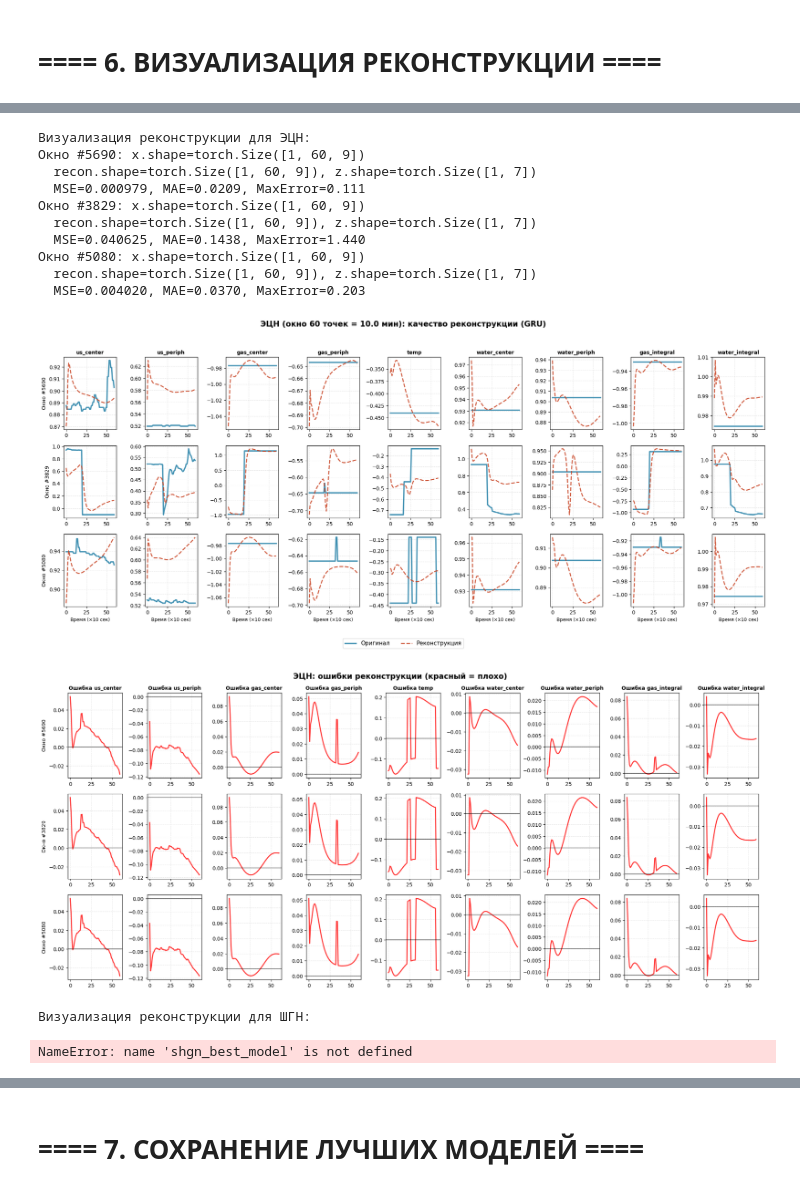
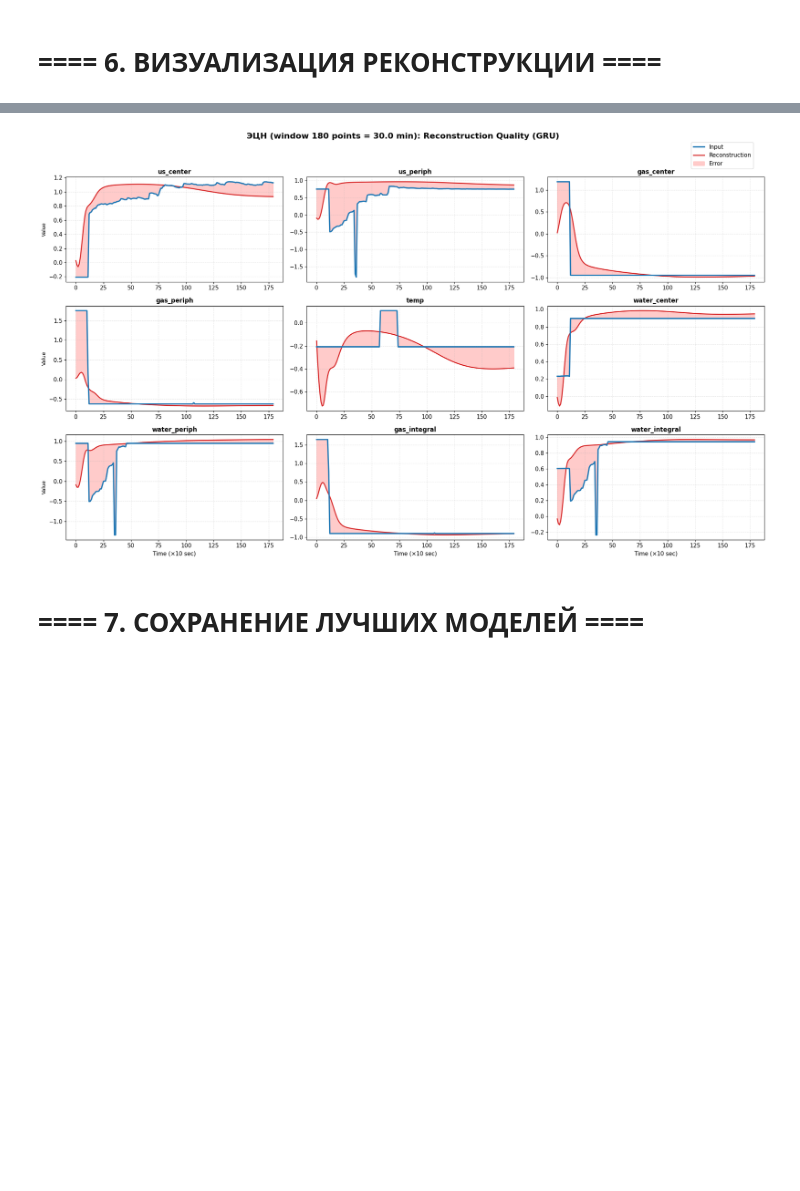
Before and after one commit to AlibekovAA/well_typification_latent, a Jupyter notebook: training/autoencoder.ipynb, the cells around one changed output, grey strips where cells are left out. Drawn from its saved outputs; the diff is of its cells as text; code cells hidden in the pictures; blank space fills up the shorter version.

```diff
--- a/training/autoencoder.ipynb
+++ b/training/autoencoder.ipynb
@@ -431 +427,35 @@ def r2_score(pred, target):
+# %%
+def evaluate_epoch(model, data_loader, device, recon_weight):
+    model.eval()
+    total_loss = total_mae = 0
+    samples = 0
+
+    with torch.no_grad():
+        for batch in data_loader:
+            x_batch = batch[0].to(device)
+            recon, _ = model(x_batch)
+            loss, _ = compute_loss(recon, x_batch, recon_weight)
+            mae = F.l1_loss(recon, x_batch).item()
+
+            total_loss += loss.item() * x_batch.size(0)
+            total_mae += mae * x_batch.size(0)
+            samples += x_batch.size(0)
+
+    return total_loss / samples, total_mae / samples
+# %%
+HYPERPARAMS = {
+    "input_dim": len(FEATURE_COLUMNS),
+    "hidden_size": 128,
+    "num_layers": 2,
+    "kernel_size": 5,
+    "dilation_base": 3,
+    "dropout": 0.3,
+    "epochs": 50,
+    "batch_size": 256,
+    "lr": 3e-4,
+    "weight_decay": 5e-4,
+    "patience": 15,
+    "recon_weight": 1.0,
+    "eta_min": 1e-6,
+}
 # %%
@@ -917,22 +728,0 @@ def plot_reconstruction(model, X_val, seq_len, pump_type, color, n_samples=2):
-# %%
-print("\nВизуализация реконструкции для ЭЦН:")
-plot_reconstruction(ecn_best_model, X_ecn_val, WINDOW_SIZES["ecn"], "ЭЦН", COLORS["primary"])
-# %% [output]
-Визуализация реконструкции для ЭЦН:
-Окно #5690: x.shape=torch.Size([1, 60, 9])
-  recon.shape=torch.Size([1, 60, 9]), z.shape=torch.Size([1, 7])
-  MSE=0.000979, MAE=0.0209, MaxError=0.111
-Окно #3829: x.shape=torch.Size([1, 60, 9])
-  recon.shape=torch.Size([1, 60, 9]), z.shape=torch.Size([1, 7])
-  MSE=0.040625, MAE=0.1438, MaxError=1.440
-Окно #5080: x.shape=torch.Size([1, 60, 9])
-  recon.shape=torch.Size([1, 60, 9]), z.shape=torch.Size([1, 7])
-  MSE=0.004020, MAE=0.0370, MaxError=0.203
-[figure, removed]
-[figure, removed]
-# %%
-print("\nВизуализация реконструкции для ШГН:")
-plot_reconstruction(shgn_best_model, X_shgn_val, WINDOW_SIZES["shgn"], "ШГН", COLORS["secondary"])
-# %% [output]
-Визуализация реконструкции для ШГН:
-NameError: name 'shgn_best_model' is not defined
@@ -938,0 +780,3 @@ NameError: name 'shgn_best_model' is not defined
+# %%
+plot_reconstruction(ecn_best_model, X_ecn_val, "ЭЦН", COLORS["primary"])
+# %% [output]
@@ -938,0 +784 @@ NameError: name 'shgn_best_model' is not defined
+[figure, added]
```
Also changed, not shown: parts of 35 cells of this notebook.
